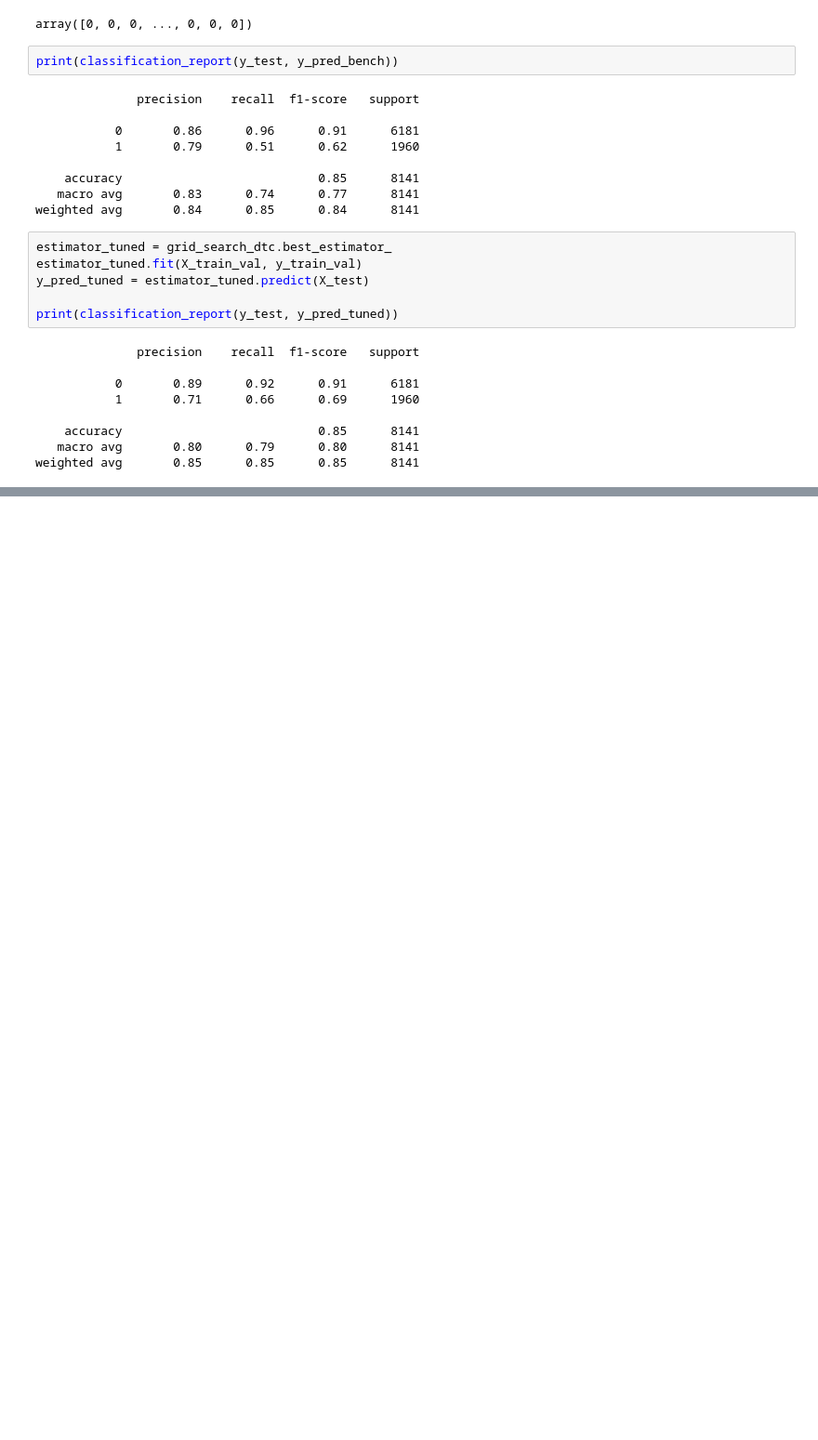
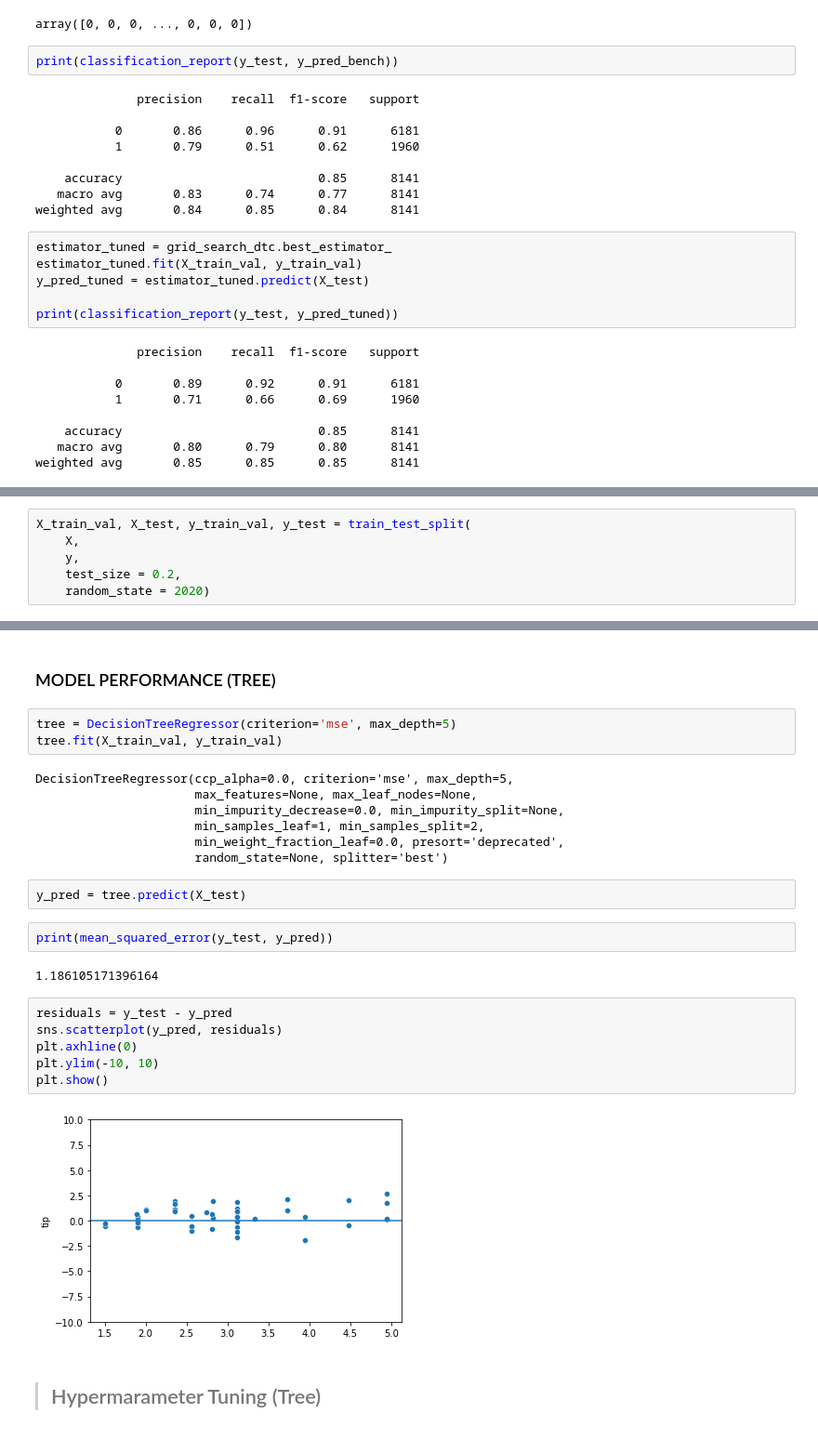
Before and after one commit to Damianus04/data-science-purwadhika, a Jupyter notebook: Modul_3_Machine_Learning_Working_Files/20210301 - Model Evaluation - exercise.ipynb, the cells around one changed output, grey strips where cells are left out. Shown at 93% size. Saved outputs shown, nothing was run; the diff lists cells and outputs as text; blank space fills up the shorter version.

```diff
--- a/Modul_3_Machine_Learning_Working_Files/20210301 - Model Evaluation - exercise.ipynb
+++ b/Modul_3_Machine_Learning_Working_Files/20210301 - Model Evaluation - exercise.ipynb
@@ -793,0 +820,6 @@ precision, recall, thr = precision
+# %%
+X_train_val, X_test, y_train_val, y_test = train_test_split(
+    X,
+    y,
+    test_size = 0.2,
+    random_state = 2020)
@@ -793,0 +879,28 @@ precision, recall, thr = precision
+# %% [markdown]
+### MODEL PERFORMANCE (TREE)
+# %%
+tree = DecisionTreeRegressor(criterion='mse', max_depth=5)
+tree.fit(X_train_val, y_train_val)
+# %% [output]
+DecisionTreeRegressor(ccp_alpha=0.0, criterion='mse', max_depth=5,
+                      max_features=None, max_leaf_nodes=None,
+                      min_impurity_decrease=0.0, min_impurity_split=None,
+                      min_samples_leaf=1, min_samples_split=2,
+                      min_weight_fraction_leaf=0.0, presort='deprecated',
+                      random_state=None, splitter='best')
+# %%
+y_pred = tree.predict(X_test)
+# %%
+print(mean_squared_error(y_test, y_pred))
+# %% [output]
+1.186105171396164
+# %%
+residuals = y_test - y_pred
+sns.scatterplot(y_pred, residuals)
+plt.axhline(0)
+plt.ylim(-10, 10)
+plt.show()
+# %% [output]
+[figure, added]
+# %% [markdown]
+>## Hypermarameter Tuning (Tree)
```
Also changed, not shown: parts of 48 cells of this notebook, 2 other files.
